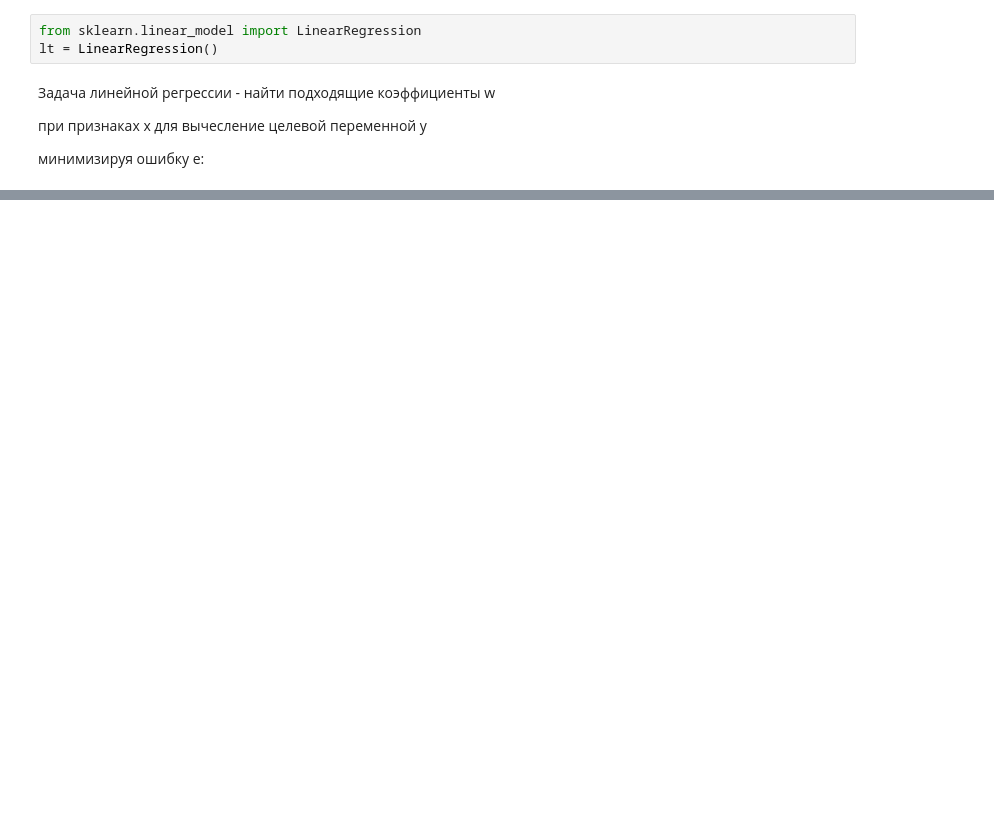
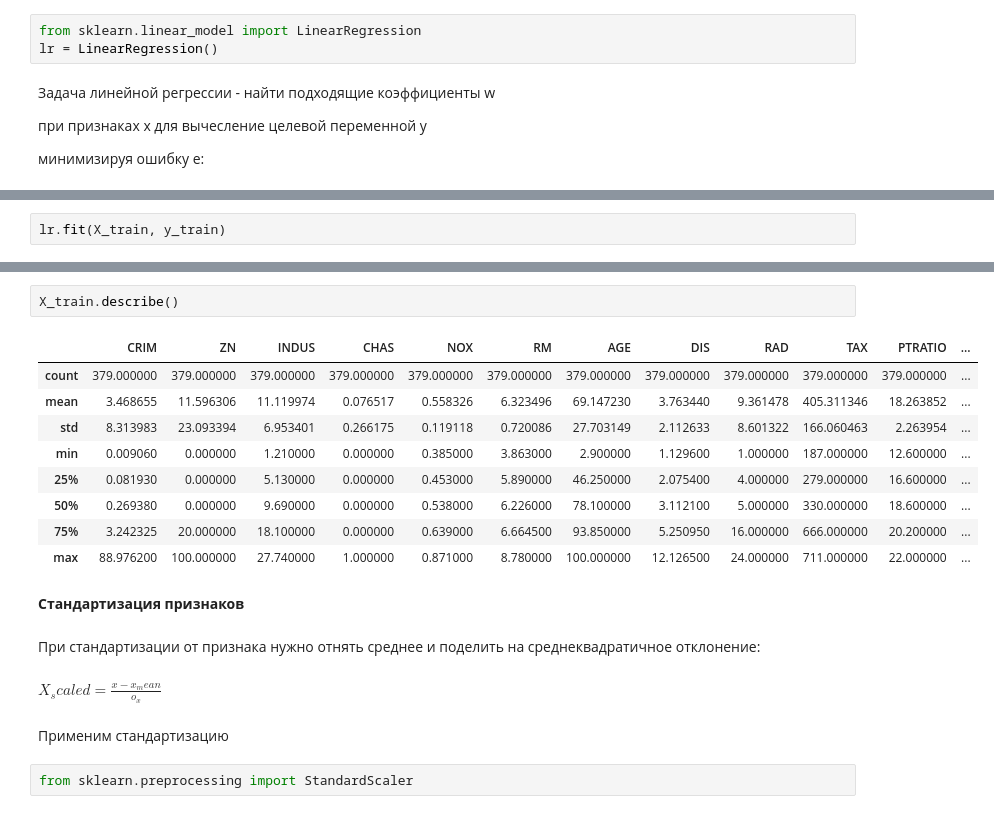
Before and after one commit to Twist-tracer/gb-python-libs, a Jupyter notebook: lesson6/lesson.ipynb, the cells around one changed output, grey strips where cells are left out. Saved outputs shown, nothing was run; the diff lists cells and outputs as text; blank space fills up the shorter version.

```diff
--- a/lesson6/lesson.ipynb
+++ b/lesson6/lesson.ipynb
@@ -115,7 +115,7 @@ X_train, X_test, y_train, y_test = train_test_split(X, y, test_size=0.25, random
 **Построение модели линейной регрессии**
 # %%
 from sklearn.linear_model import LinearRegression
-lt = LinearRegression()
+lr = LinearRegression()
 # %% [markdown]
 Задача линейной регрессии - найти подходящие коэффициенты w
 
@@ -124,0 +127,2 @@ lt = LinearRegression()
+# %%
+lr.fit(X_train, y_train)
@@ -124,0 +227,22 @@ lt = LinearRegression()
+# %%
+X_train.describe()
+# %% [output]
+|  | CRIM | ZN | INDUS | CHAS | NOX | RM | AGE | DIS | RAD | TAX | PTRATIO | ... |
+| count | 379.000000 | 379.000000 | 379.000000 | 379.000000 | 379.000000 | 379.000000 | 379.000000 | 379.000000 | 379.000000 | 379.000000 | 379.000000 | ... |
+| mean | 3.468655 | 11.596306 | 11.119974 | 0.076517 | 0.558326 | 6.323496 | 69.147230 | 3.763440 | 9.361478 | 405.311346 | 18.263852 | ... |
+| std | 8.313983 | 23.093394 | 6.953401 | 0.266175 | 0.119118 | 0.720086 | 27.703149 | 2.112633 | 8.601322 | 166.060463 | 2.263954 | ... |
+| min | 0.009060 | 0.000000 | 1.210000 | 0.000000 | 0.385000 | 3.863000 | 2.900000 | 1.129600 | 1.000000 | 187.000000 | 12.600000 | ... |
+| 25% | 0.081930 | 0.000000 | 5.130000 | 0.000000 | 0.453000 | 5.890000 | 46.250000 | 2.075400 | 4.000000 | 279.000000 | 16.600000 | ... |
+| 50% | 0.269380 | 0.000000 | 9.690000 | 0.000000 | 0.538000 | 6.226000 | 78.100000 | 3.112100 | 5.000000 | 330.000000 | 18.600000 | ... |
+| 75% | 3.242325 | 20.000000 | 18.100000 | 0.000000 | 0.639000 | 6.664500 | 93.850000 | 5.250950 | 16.000000 | 666.000000 | 20.200000 | ... |
+| max | 88.976200 | 100.000000 | 27.740000 | 1.000000 | 0.871000 | 8.780000 | 100.000000 | 12.126500 | 24.000000 | 711.000000 | 22.000000 | ... |
+# %% [markdown]
+**Стандартизация признаков**
+# %% [markdown]
+При стандартизации от признака нужно отнять среднее и поделить на среднеквадратичное отклонение:
+# %% [markdown]
+$X_scaled = \frac{x-x_mean}{o_x}$
+# %% [markdown]
+Применим стандартизацию
+# %%
+from sklearn.preprocessing import StandardScaler
```
Also changed, not shown: parts of 28 cells of this notebook, 1 other file.
